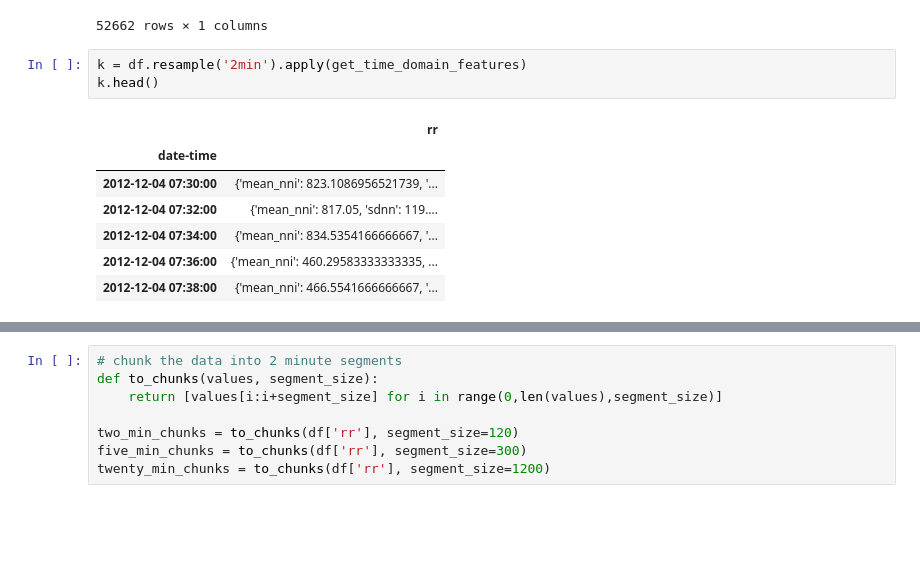
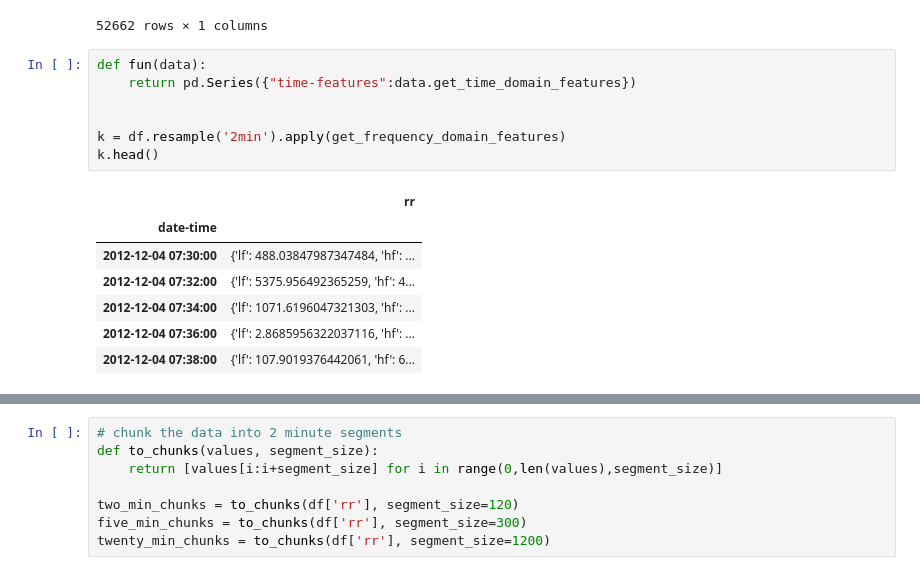
Before and after one commit to itsdarrenlee/BtechFYP, a Jupyter notebook: data/04-01-21/04-12-21-Analysis.ipynb, the cells around one changed output, grey strips where cells are left out. Cells and saved outputs as stored; diff of their text form; blank space fills up the shorter version.

```diff
--- a/data/04-01-21/04-12-21-Analysis.ipynb
+++ b/data/04-01-21/04-12-21-Analysis.ipynb
@@ -175,13 +176,17 @@ df
 | 2012-12-04 22:09:18 | 1291.0 |
 52662 rows × 1 columns
 # %%
-k = df.resample('2min').apply(get_time_domain_features)
+def fun(data):
+    return pd.Series({"time-features":data.get_time_domain_features})
+
+
+k = df.resample('2min').apply(get_frequency_domain_features)
 k.head()
 # %% [output]
 |  | rr |
 | date-time |  |
-| 2012-12-04 07:30:00 | {'mean_nni': 823.1086956521739, '... |
-| 2012-12-04 07:32:00 | {'mean_nni': 817.05, 'sdnn': 119.... |
-| 2012-12-04 07:34:00 | {'mean_nni': 834.5354166666667, '... |
-| 2012-12-04 07:36:00 | {'mean_nni': 460.29583333333335, ... |
-| 2012-12-04 07:38:00 | {'mean_nni': 466.5541666666667, '... |
+| 2012-12-04 07:30:00 | {'lf': 488.03847987347484, 'hf': ... |
+| 2012-12-04 07:32:00 | {'lf': 5375.956492365259, 'hf': 4... |
+| 2012-12-04 07:34:00 | {'lf': 1071.6196047321303, 'hf': ... |
+| 2012-12-04 07:36:00 | {'lf': 2.8685956322037116, 'hf': ... |
+| 2012-12-04 07:38:00 | {'lf': 107.9019376442061, 'hf': 6... |
```
Also changed, not shown: parts of 2 cells of this notebook.
